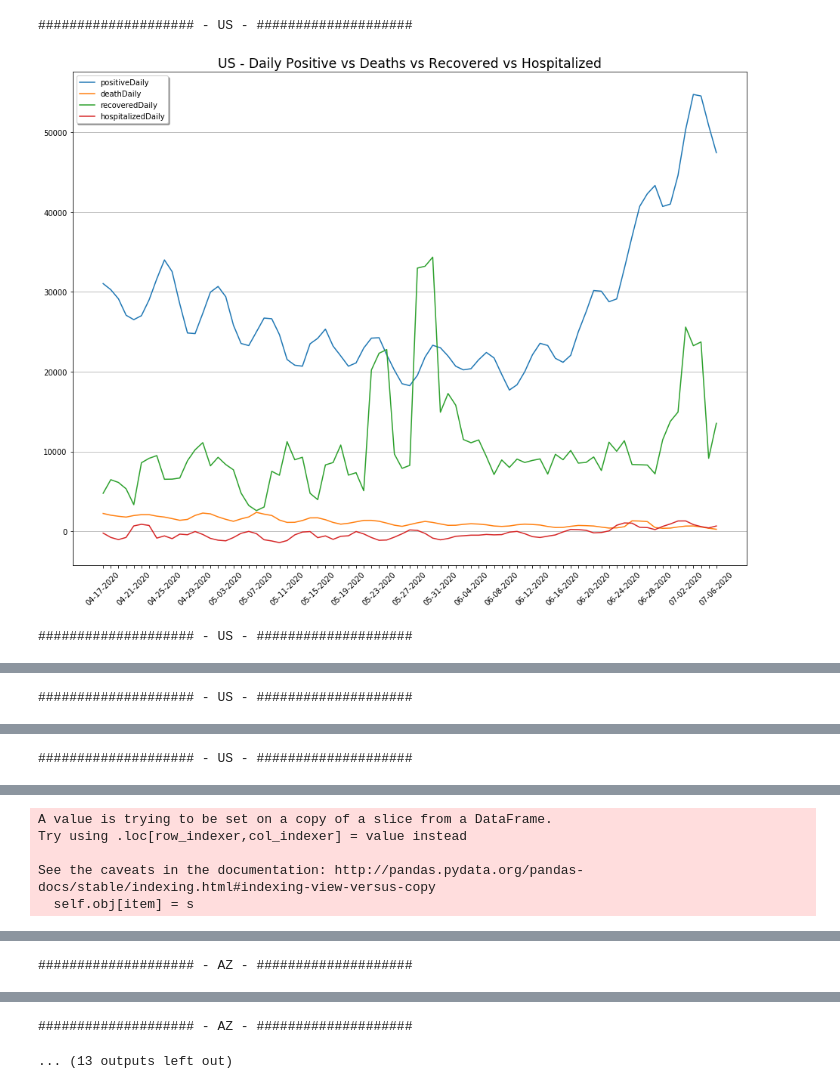
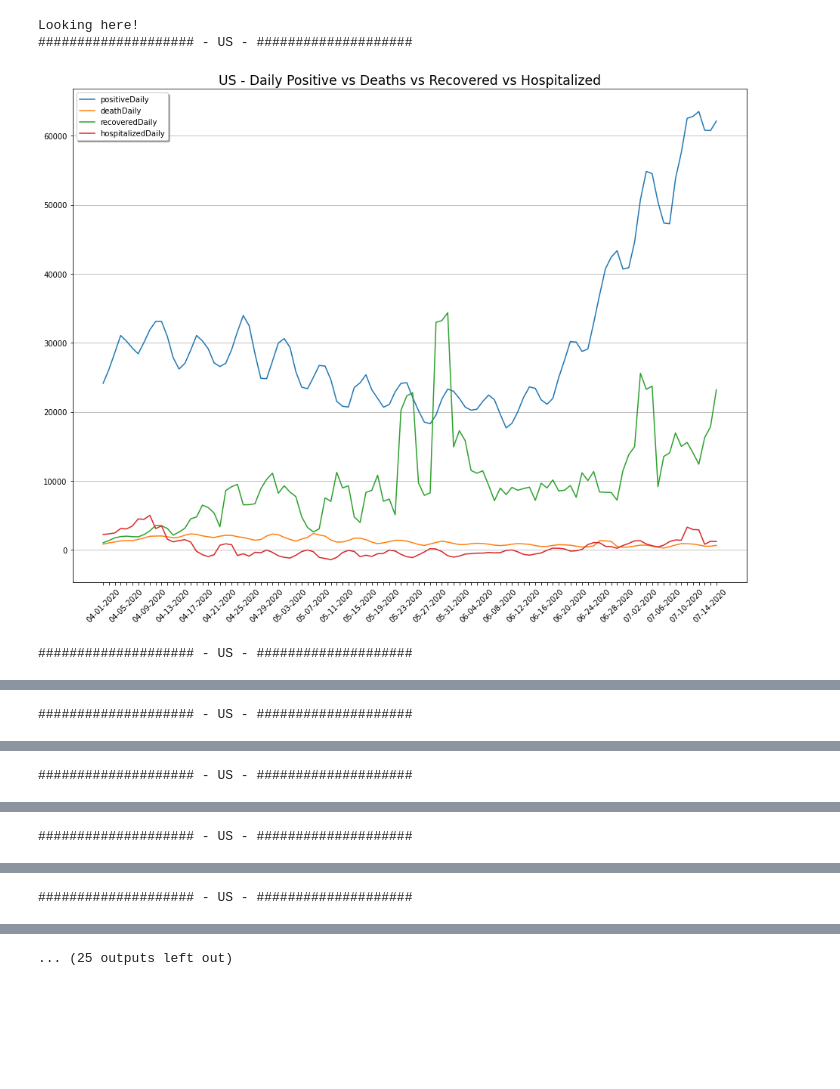
Before and after one commit to gschwim/COVID-19-Looking-Glass, a Jupyter notebook: COVID-19 Looking Glass - CovidTracking.com Data.ipynb, the cells around one changed output, grey strips where cells are left out. Drawn from its saved outputs; the diff is of its cells as text; code cells hidden in the pictures; blank space fills up the shorter version.

Commit message:
updates including state demographics staging

```diff
--- a/COVID-19 Looking Glass - CovidTracking.com Data.ipynb
+++ b/COVID-19 Looking Glass - CovidTracking.com Data.ipynb
@@ -33,16 +54,22 @@ Author: Greg Schwimer
 state = 'Arizona'
 
 # Adjust to the start date. Data goes back to 1/1/20
-start_date = '5/1/20'
+start_date = '03/17/20'
 
 # Adjust the end date if desired
 end_date = 'Today'
+
+# Do we report all states, or set a region of interest (ROI)
+reportAll = False # <-- this is a huge page, you're welcome to ask me for a copy
+roi = ['AZ', 'US', 'CA']
 # %%
 import pandas as pd
 import numpy as np
 from scipy import stats
 import matplotlib.pyplot as plt
 import os
+
+state_info = pd.read_csv('./population_data.csv', usecols=['area', 'population'], index_col='area')
 # %%
 # some set up
 
@@ -147,37 +227,57 @@ for x, y in enumerate(allStates.state.unique()):
     thisState = allStates.loc[allStates['state'] == y, :]
     states[y] = thisState
 # %%
-reportAll = False
-roi = ['CA', 'AZ', 'US']
+# Do we report all states, or set a region of interest (ROI)
 
-start_date = '04-17-2020'
 
 reports = {
     # 'Cumulative Postive vs. Deaths vs. Recovered vs Hospitalized' : ['positive', 'death', 'recovered', 'hospitalizedCumulative'],
     'Daily Positive vs Deaths vs Recovered vs Hospitalized' : ['positiveDaily', 'deathDaily', 'recoveredDaily', 'hospitalizedDaily'],
     'Positive Measurement Growth Rate in Pct': ['positiveGrowth'],
     'Mortality Rate in Pct': ['mortalityRate'],
-    'Deaths Growth Rate in Pct' : ['deathGrowth']
+    'Deaths Growth Rate in Pct' : ['deathGrowth'],
+    'Positive vs. Deaths Growth Rates': ['positiveGrowth', 'deathGrowth'],
+    'Positive Ratio Pct': ['positiveRatioDaily']
 }
+
+compReports = {'Daily Deaths Per 1M': ['deathDailyPer1M']}
 
 positiveAll = pd.DataFrame()
 positiveGrowthAll = pd.DataFrame()
 
 for x, location in enumerate(states):
+    if 'US' in location:
+        states[location].loc[:, 'state'] = location
+
+
     if reportAll is True:
+        states[location] = makeStats(data=states[location], state_info=state_info)
+
+        makeReport(reports=reports, data=states[location], start_date=start_date)
+        positiveAll.loc[:, location] = states[location].positiveDaily
+        positiveGrowthAll.loc[:, location] = states[location].positiveGrowth
+
+    elif location in roi:
+        print('Looking here!')
         states[location] = makeStats(data=states[location])
 
         makeReport(reports=reports, data=states[location], start_date=start_date)
         positiveAll.loc[:, location] = states[location].positiveDaily
         positiveGrowthAll.loc[:, location] = states[location].positiveGrowth
 
-    elif location in roi:
-        states[location] = makeStats(data=states[location])
 
-        makeReport(reports=reports, data=states[location], start_date=start_date)
-        positiveAll.loc[:, location] = states[location].positiveDaily
-        positiveGrowthAll.loc[:, location] = states[location].positiveGrowth
+allStates = pd.DataFrame()
+
+for x, location in enumerate(states):
+    allStates = allStates.append(states[location])
+
+allStates = allStates.groupby(by='state')
+
+
+
+#makeStatesCompareReport(reports=compReports, data=statesToCompare, start_date=start_date)
 # %% [output]
+Looking here!
 #################### - US - ####################
-[figure, old version]
+[figure, new version]
 #################### - US - ####################
@@ -189,5 +289 @@ for x, location in enumerate(states):
-A value is trying to be set on a copy of a slice from a DataFrame.
-Try using .loc[row_indexer,col_indexer] = value instead
-
-See the caveats in the documentation: http://pandas.pydata.org/pandas-docs/stable/indexing.html#indexing-view-versus-copy
-  self.obj[item] = s
+#################### - US - ####################
@@ -194 +291 @@ See the caveats in the documentation: http://pandas.pydata.org/pandas-docs/stabl
-#################### - AZ - ####################
+#################### - US - ####################
@@ -196,2 +293 @@ See the caveats in the documentation: http://pandas.pydata.org/pandas-docs/stabl
-#################### - AZ - ####################
+... (25 outputs left out)
-... (13 outputs left out)
```
Also changed, not shown: parts of 5 cells of this notebook, 2 other files.
